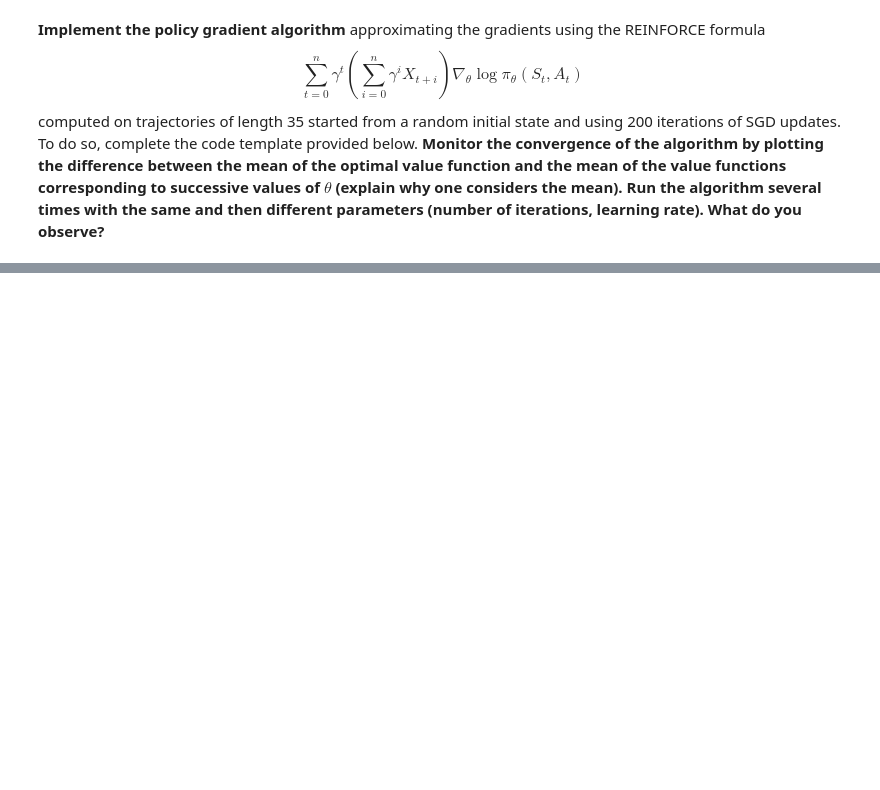
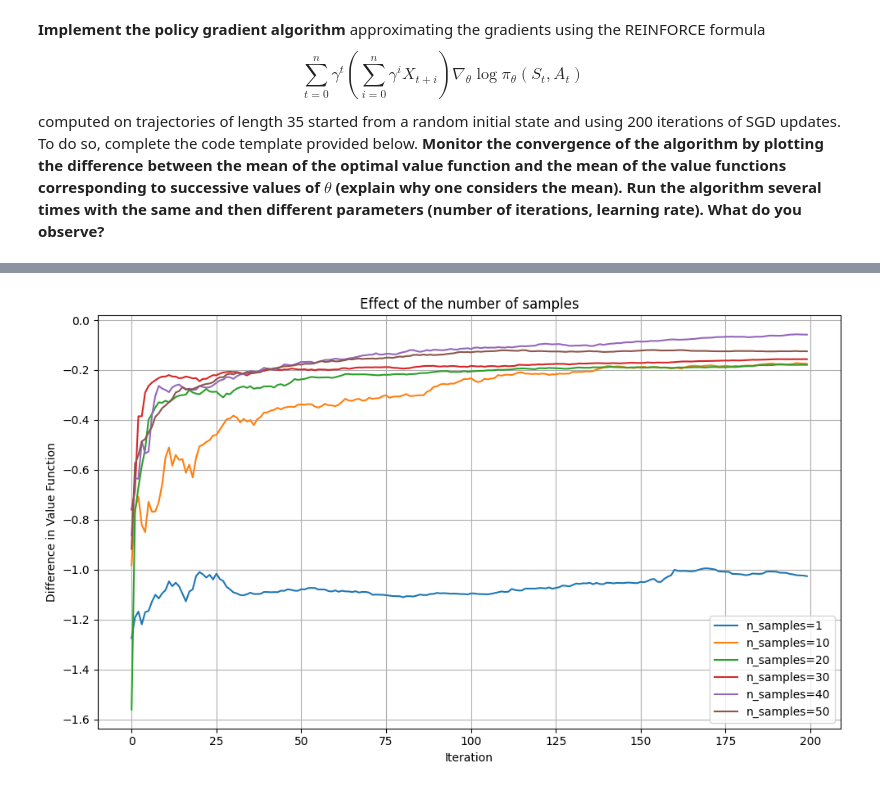
Before and after one commit to constantbourdrez/RL_homework, a Jupyter notebook: Constant-Bourdrez-retail_store.ipynb, the cells around one changed output, grey strips where cells are left out. Cells and saved outputs as stored; diff of their text form; code cells hidden in the pictures; blank space fills up the shorter version.

```diff
--- a/Constant-Bourdrez-retail_store.ipynb
+++ b/Constant-Bourdrez-retail_store.ipynb
@@ -491,0 +551,23 @@ for i_iter in range(nb_iter):
+# %%
+### Influence of number of samples ###
+n_samples = [1, 10, 20, 30, 40, 50]
+value_function_lists = []
+for n_sample in n_samples:
+    value_function_lists.append(reinforce_algorithm(n_sample, gamma, nb_iter, n)[0])
+
+# Plot the value function evolution
+plt.figure(figsize=(10, 6))
+for i, value_function_list in enumerate(value_function_lists):
+    list_to_plot = []
+    for j in range(len(value_function_list)):
+        list_to_plot.append(np.mean(value_function_list[j]) - np.mean(optimal_value_function))
+    plt.plot(list_to_plot, label=f"n_samples={n_samples[i]}")
+plt.grid(True)
+plt.xlabel("Iteration")
+plt.ylabel("Difference in Value Function")
+plt.title("Effect of the number of samples")
+plt.legend()
+plt.tight_layout()
+plt.show()
+# %% [output]
+[figure, added]
```
Also changed, not shown: parts of 10 cells of this notebook.
